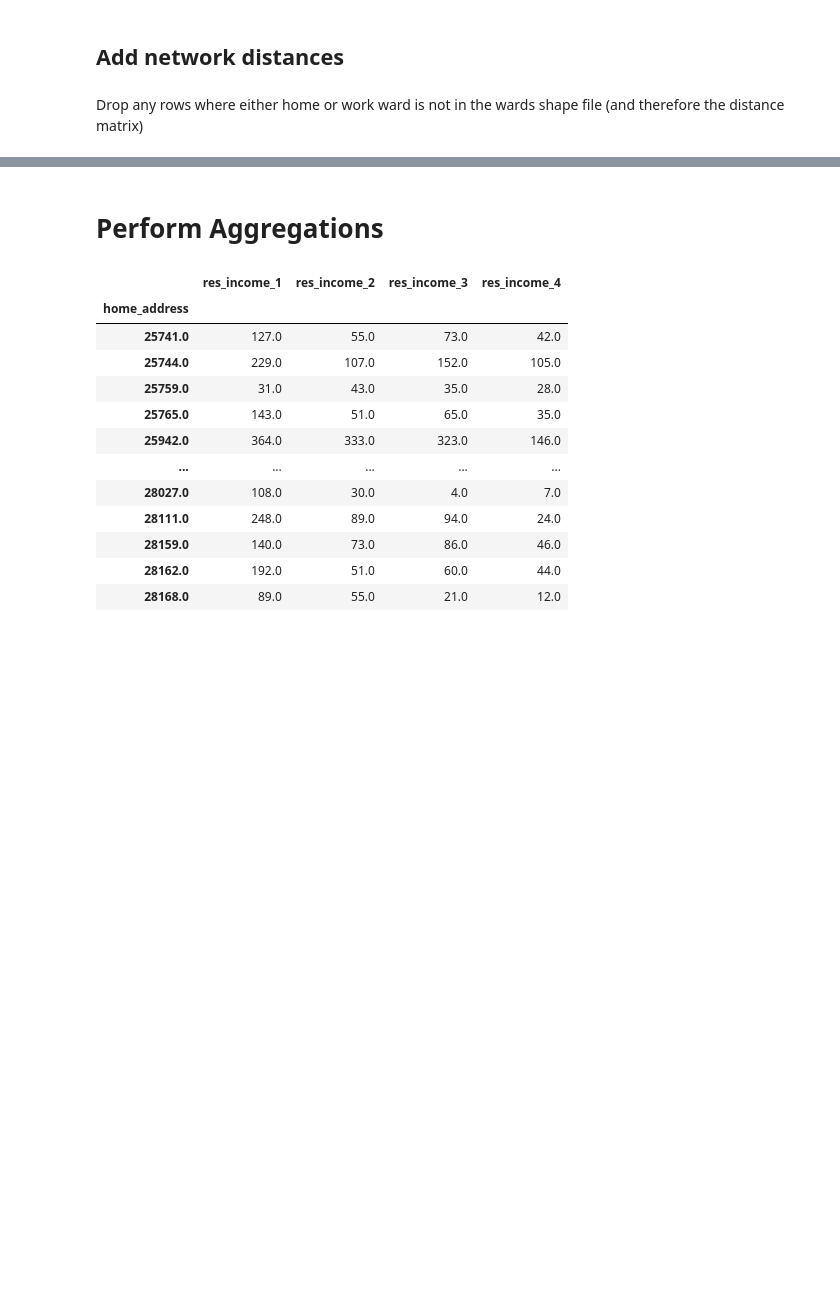
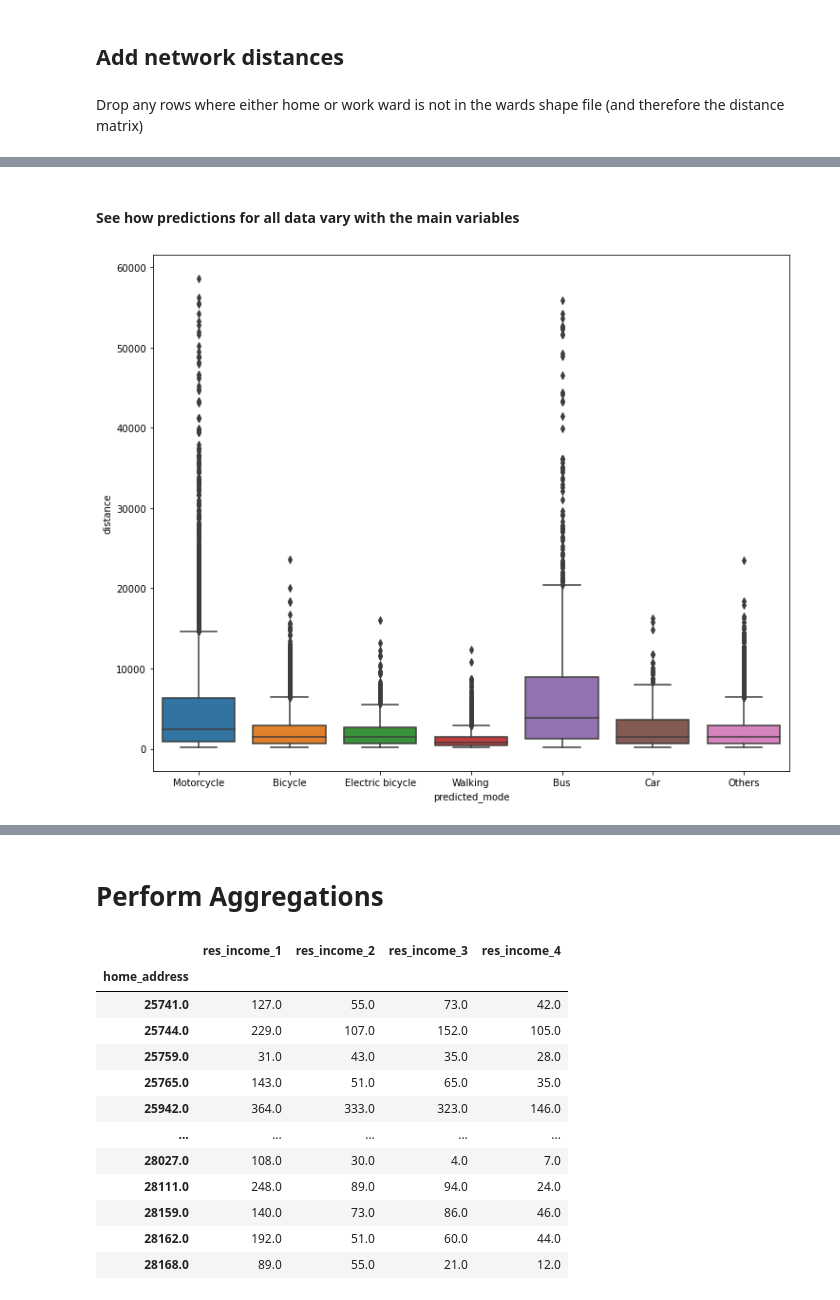
Before and after one commit to CityScope/CSL_HCMC, a Jupyter notebook: data_analysis/analyze_survey_data.ipynb, the cells around one changed output, grey strips where cells are left out. Cells and saved outputs as stored; diff of their text form; code cells hidden in the pictures; blank space fills up the shorter version.

```diff
--- a/data_analysis/analyze_survey_data.ipynb
+++ b/data_analysis/analyze_survey_data.ipynb
@@ -326,0 +303,4 @@ from sklearn.metrics import confusion_matrix
+# %%
+# features=['age', 'distance']
+lr_features=['age', 'distance']+list(career_dummys.columns)[:-1]+list(income_dummys.columns)[:-1]
+lr_features
@@ -326,0 +322,7 @@ from sklearn.metrics import confusion_matrix
+# %%
+X=mode_data[lr_features]
+y=mode_data['mode_id']
+X_train, X_test, y_train, y_test = train_test_split(X, y, test_size=0.2, random_state=1)
+# %%
+lr = LogisticRegression(random_state=0, multi_class='multinomial', fit_intercept=True,
+                         max_iter=10000).fit(X_train, y_train)
@@ -326,0 +410,13 @@ from sklearn.metrics import confusion_matrix
+# %% [markdown]
+#### See how predictions for all data vary with the main variables
+# %%
+y_pred_proba=lr.predict_proba(X)
+y_pred=[np.random.choice(range(len(y_pred_proba[i])), size=1, replace=True, p=y_pred_proba[i]
+                        )[0] for i in range(len(y_pred_proba))]
+mode_data['predicted_mode']=y_pred
+# %%
+plt.figure(figsize=(12,10))
+g=sns.boxplot(x="predicted_mode", y="distance", data=mode_data)
+_=g.set_xticklabels(mode_order)
+# %% [output]
+[figure, added]
```
Also changed, not shown: parts of 41 cells of this notebook, 3 other files.
